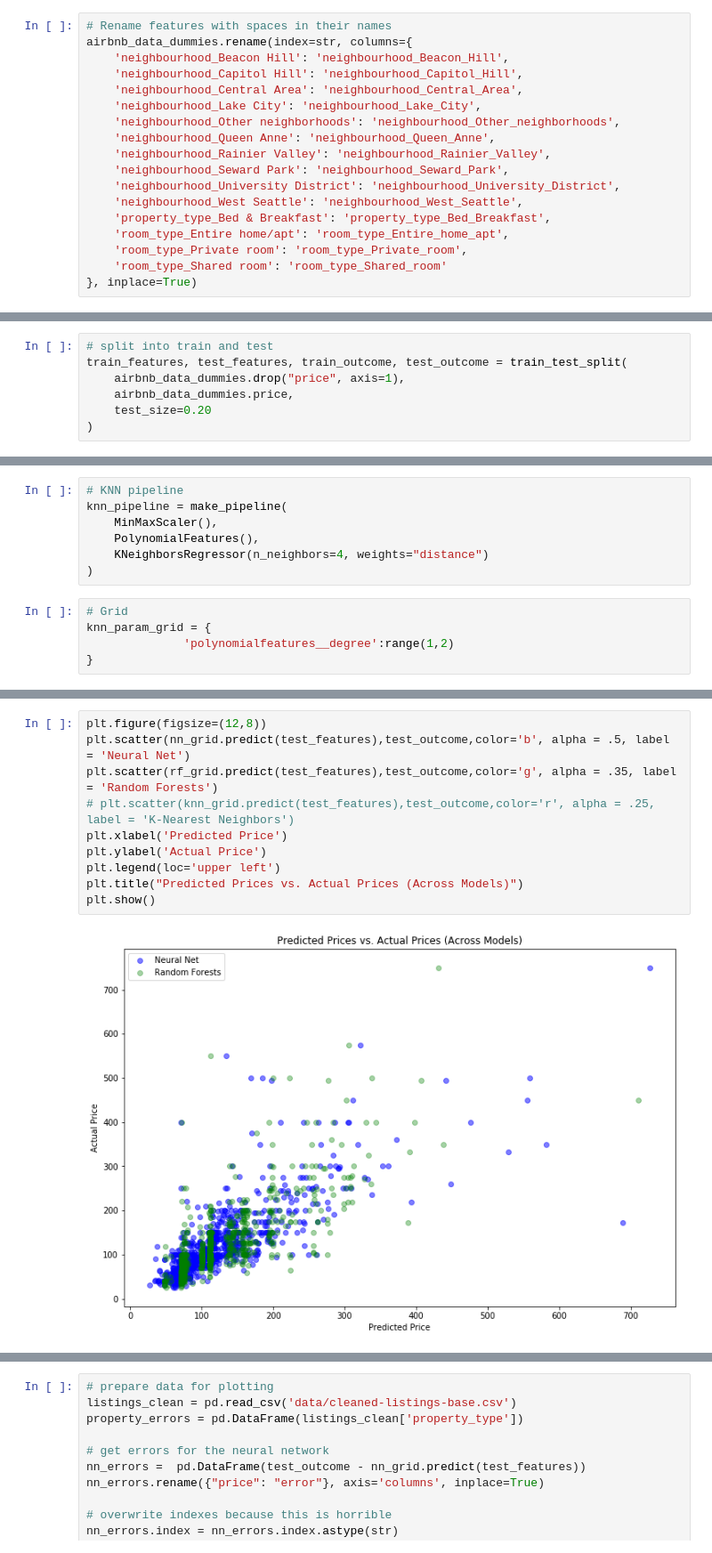
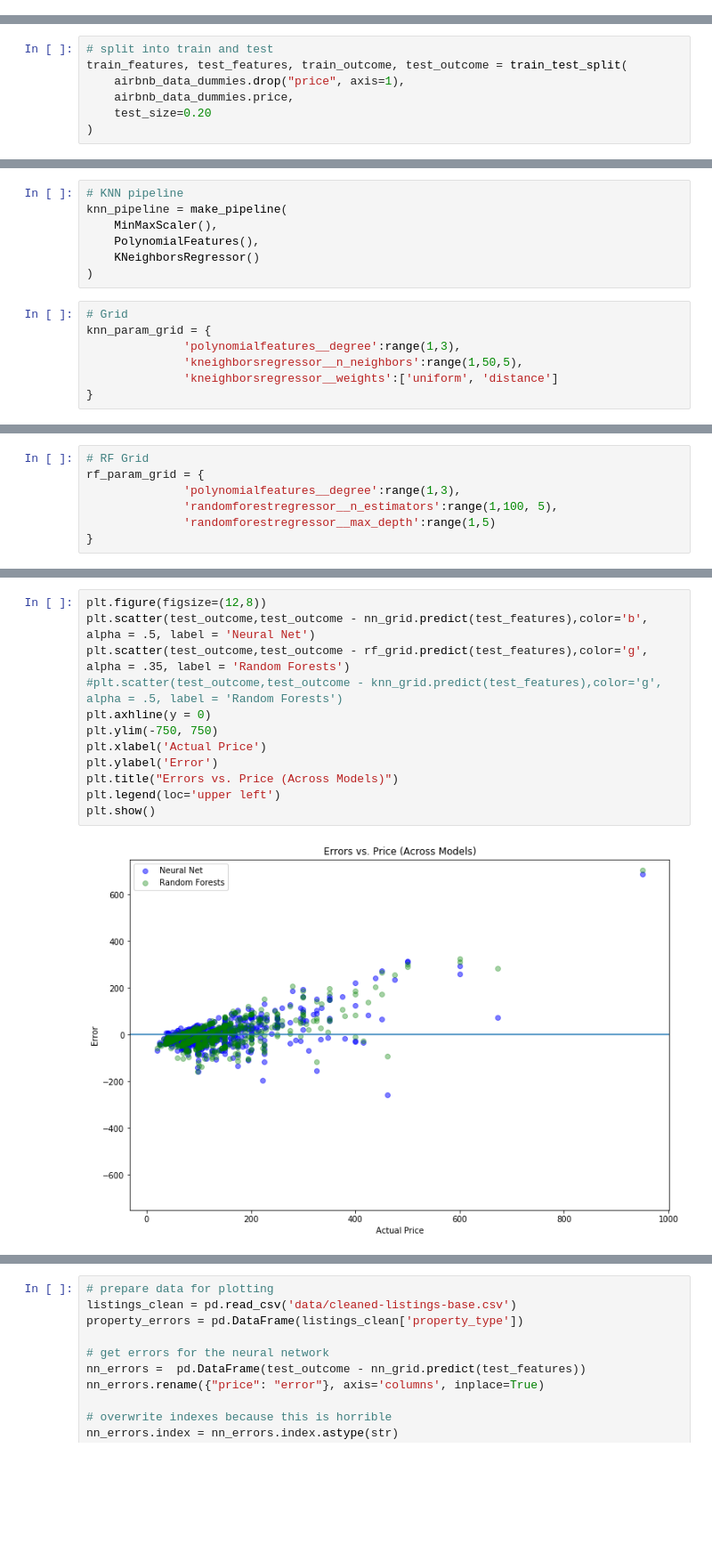
Before and after one commit to joshkeating/inf370-final-project, a Jupyter notebook: analysis.ipynb, the cells around one changed output, grey strips where cells are left out. Shown at 89% size. Saved outputs shown, nothing was run; the diff lists cells and outputs as text; blank space fills up the shorter version.

```diff
--- a/analysis.ipynb
+++ b/analysis.ipynb
@@ -42,21 +40,3 @@ from sklearn.neural_network import MLPRegressor
 # read in clean data
 airbnb_data_dummies = pd.read_csv('data/cleaned-listings-dummies.csv')
 airbnb_data_basic = pd.read_csv('data/cleaned-listings-base.csv')
-# %%
-# Rename features with spaces in their names
-airbnb_data_dummies.rename(index=str, columns={
-    'neighbourhood_Beacon Hill': 'neighbourhood_Beacon_Hill',
-    'neighbourhood_Capitol Hill': 'neighbourhood_Capitol_Hill',
-    'neighbourhood_Central Area': 'neighbourhood_Central_Area',
-    'neighbourhood_Lake City': 'neighbourhood_Lake_City',
-    'neighbourhood_Other neighborhoods': 'neighbourhood_Other_neighborhoods',
-    'neighbourhood_Queen Anne': 'neighbourhood_Queen_Anne',
-    'neighbourhood_Rainier Valley': 'neighbourhood_Rainier_Valley',
-    'neighbourhood_Seward Park': 'neighbourhood_Seward_Park',
-    'neighbourhood_University District': 'neighbourhood_University_District',
-    'neighbourhood_West Seattle': 'neighbourhood_West_Seattle',
-    'property_type_Bed & Breakfast': 'property_type_Bed_Breakfast',
-    'room_type_Entire home/apt': 'room_type_Entire_home_apt',
-    'room_type_Private room': 'room_type_Private_room',
-    'room_type_Shared room': 'room_type_Shared_room'
-}, inplace=True)
@@ -187,10 +166,12 @@ train_features, test_features, train_outcome, test_outcome = train_test_split(
 knn_pipeline = make_pipeline(
     MinMaxScaler(),
     PolynomialFeatures(),
-    KNeighborsRegressor(n_neighbors=4, weights="distance")
+    KNeighborsRegressor()
 )
 # %%
 # Grid
 knn_param_grid = {
-              'polynomialfeatures__degree':range(1,2)
+              'polynomialfeatures__degree':range(1,3),
+              'kneighborsregressor__n_neighbors':range(1,50,5),
+              'kneighborsregressor__weights':['uniform', 'distance']
 }
@@ -233,3 +200,10 @@ knn_grid.score(test_features, test_outcome)
+# %%
+# RF Grid
+rf_param_grid = {
+              'polynomialfeatures__degree':range(1,3),
+              'randomforestregressor__n_estimators':range(1,100, 5),
+              'randomforestregressor__max_depth':range(1,5)
+}
 # %%
 rf_grid = GridSearchCV(rf_pipeline, rf_param_grid, cv=3, scoring="neg_mean_absolute_error")
 rf_grid.fit(train_features, train_outcome)
@@ -249,12 +266,14 @@ The figure below is a visualization of our predicted prices through both the Ran
 # %%
 plt.figure(figsize=(12,8))
-plt.scatter(nn_grid.predict(test_features),test_outcome,color='b', alpha = .5, label = 'Neural Net')
-plt.scatter(rf_grid.predict(test_features),test_outcome,color='g', alpha = .35, label = 'Random Forests')
-# plt.scatter(knn_grid.predict(test_features),test_outcome,color='r', alpha = .25, label = 'K-Nearest Neighbors')
-plt.xlabel('Predicted Price')
-plt.ylabel('Actual Price')
+plt.scatter(test_outcome,test_outcome - nn_grid.predict(test_features),color='b', alpha = .5, label = 'Neural Net')
+plt.scatter(test_outcome,test_outcome - rf_grid.predict(test_features),color='g', alpha = .35, label = 'Random Forests')
+#plt.scatter(test_outcome,test_outcome - knn_grid.predict(test_features),color='g', alpha = .5, label = 'Random Forests')
+plt.axhline(y = 0)
+plt.ylim(-750, 750)
+plt.xlabel('Actual Price')
+plt.ylabel('Error')
+plt.title("Errors vs. Price (Across Models)")
 plt.legend(loc='upper left')
-plt.title("Predicted Prices vs. Actual Prices (Across Models)")
 plt.show()
 # %% [output]
-[figure, old version]
+[figure, new version]
```
Also changed, not shown: parts of 79 cells of this notebook, 1 other file.
